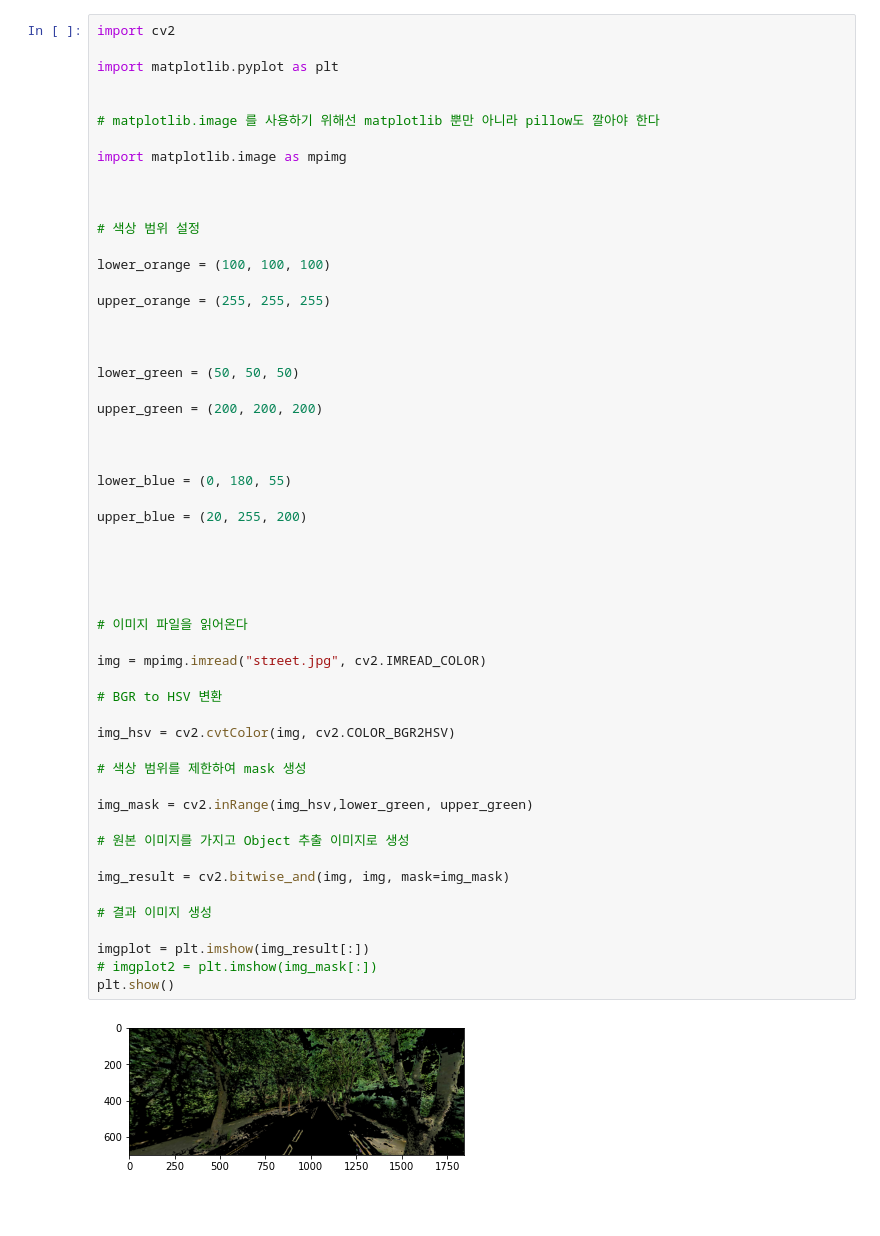
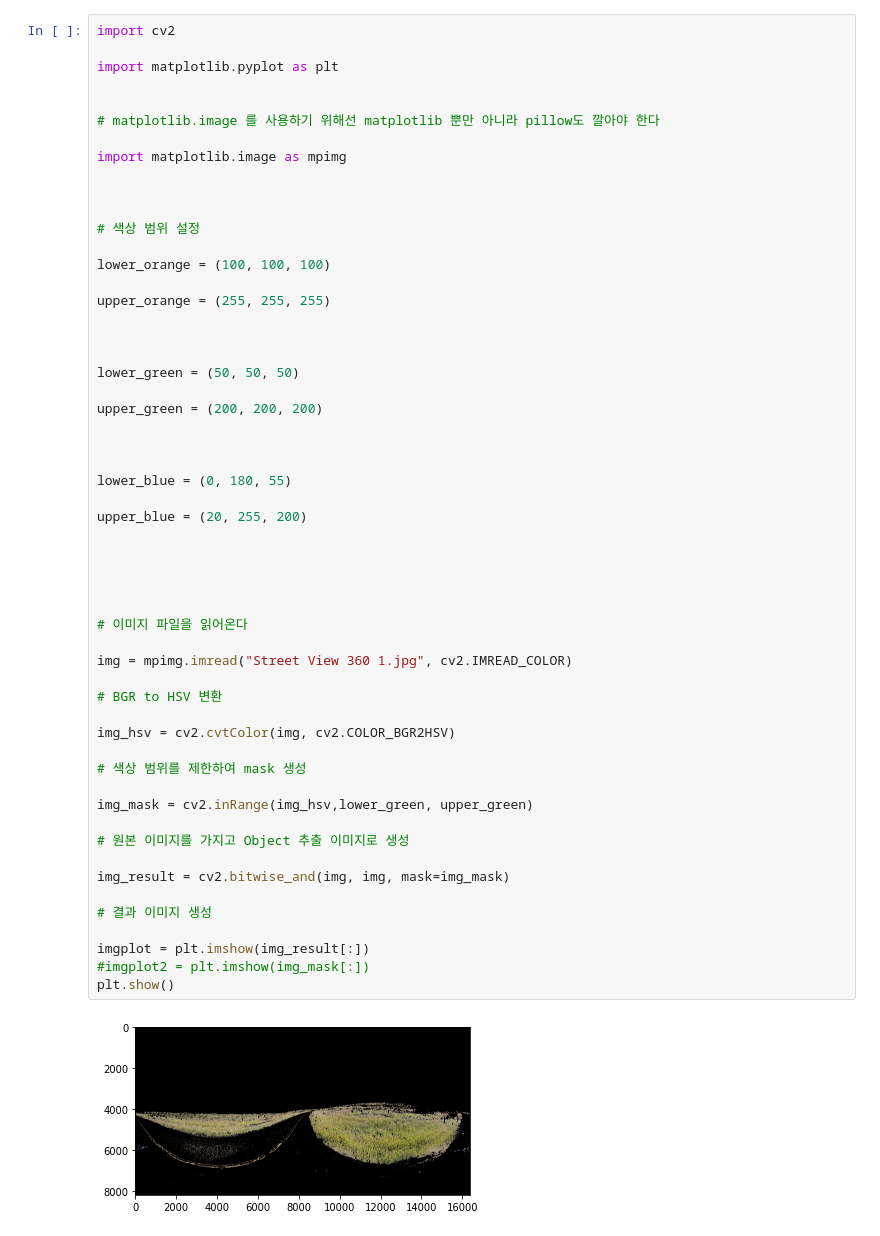
Before and after one commit to Ash-Stat/An-Si-Hyun, a Jupyter notebook: 색추출결과.ipynb, the cells around one changed output. Drawn from its saved outputs; the diff is of its cells as text; blank space fills up the shorter version.

```diff
--- a/색추출결과.ipynb
+++ b/색추출결과.ipynb
@@ -27,33 +27,33 @@ upper_green = (200, 200, 200)
 
 
 lower_blue = (0, 180, 55)
 
 upper_blue = (20, 255, 200)
 
 
 
 
 
 # 이미지 파일을 읽어온다
 
-img = mpimg.imread("street.jpg", cv2.IMREAD_COLOR)
+img = mpimg.imread("Street View 360 1.jpg", cv2.IMREAD_COLOR)
 
 # BGR to HSV 변환
 
 img_hsv = cv2.cvtColor(img, cv2.COLOR_BGR2HSV)
 
 # 색상 범위를 제한하여 mask 생성
 
 img_mask = cv2.inRange(img_hsv,lower_green, upper_green)
 
 # 원본 이미지를 가지고 Object 추출 이미지로 생성
 
 img_result = cv2.bitwise_and(img, img, mask=img_mask)
 
 # 결과 이미지 생성
 
 imgplot = plt.imshow(img_result[:])
-# imgplot2 = plt.imshow(img_mask[:])
+#imgplot2 = plt.imshow(img_mask[:])
 plt.show()
 # %% [output]
-[figure, old version]
+[figure, new version]
```
Also changed, not shown: parts of 13 cells of this notebook.
